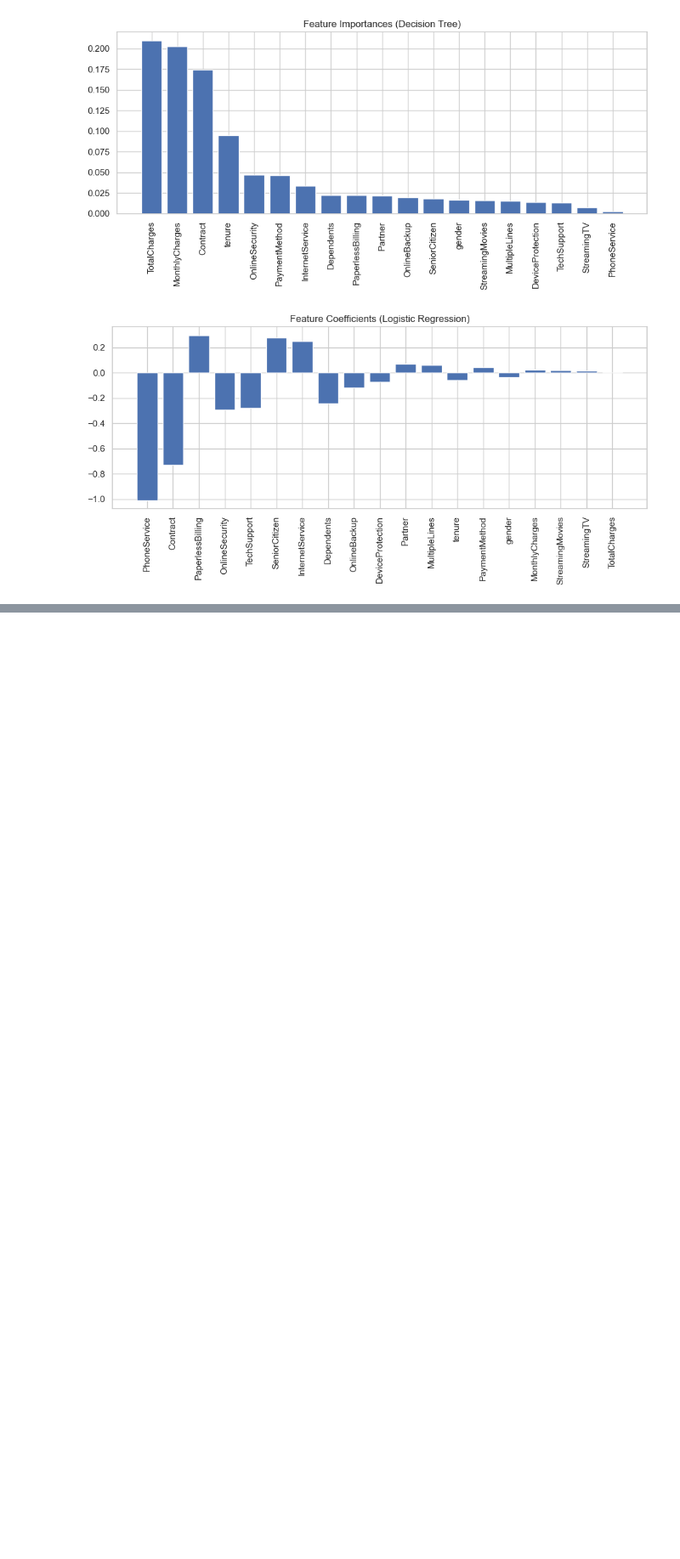
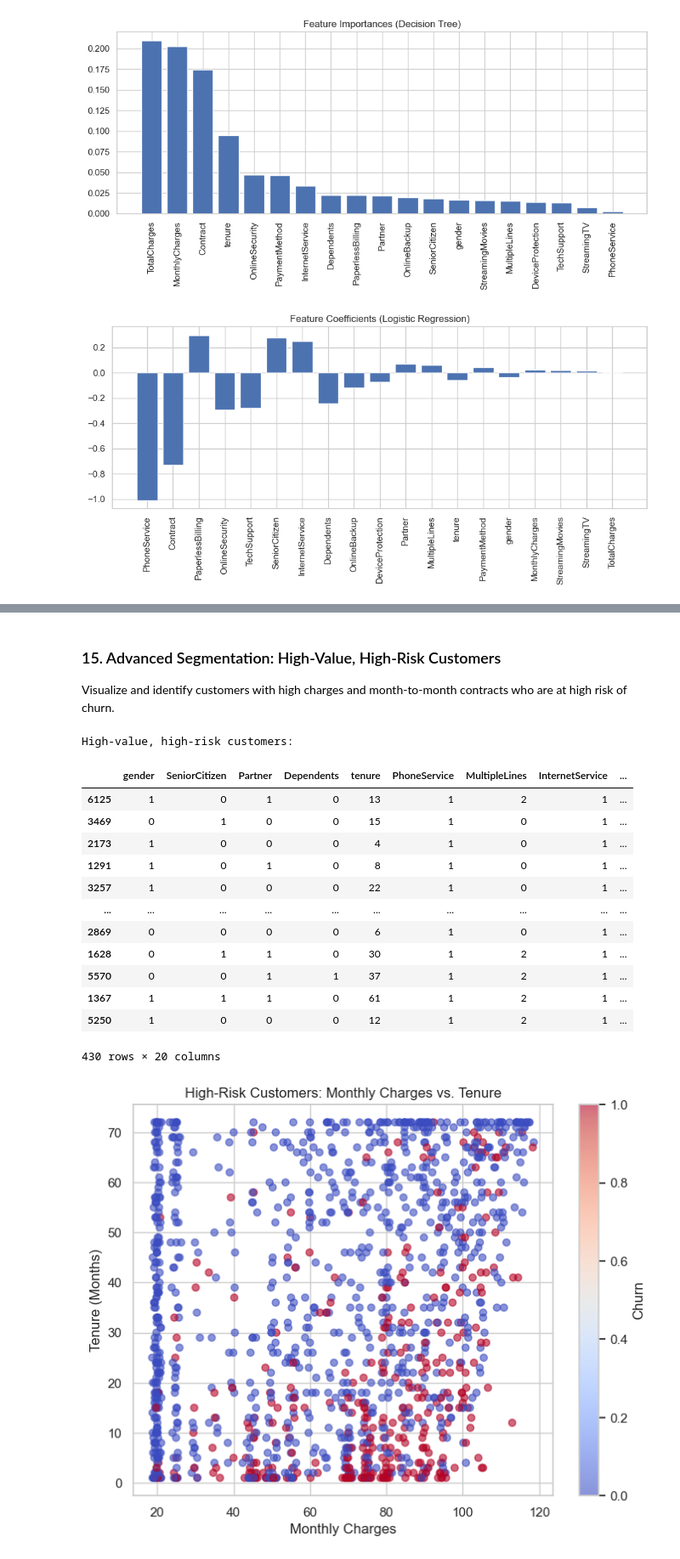
Before and after one commit to acharya-aayush/saikeet-data-analysis-internship, a Jupyter notebook: notebooks/01_data_preparation_clean.ipynb, the cells around one changed output, grey strips where cells are left out. Shown: that part at 85% size. Cells and saved outputs as stored; diff of their text form; code cells hidden in the pictures; blank space fills up the shorter version.

```diff
--- a/notebooks/01_data_preparation_clean.ipynb
+++ b/notebooks/01_data_preparation_clean.ipynb
@@ -300,0 +363,39 @@ weighted avg       0.73      0.72      0.73      1407
+# %% [markdown]
+### 15. Advanced Segmentation: High-Value, High-Risk Customers
+Visualize and identify customers with high charges and month-to-month contracts who are at high risk of churn.
+# %%
+# Identify high-value, high-risk customers in test set
+high_risk = X_test.copy()
+high_risk['MonthlyCharges'] = X_test['MonthlyCharges']
+high_risk['tenure'] = X_test['tenure']
+high_risk['Contract'] = df.loc[X_test.index, 'Contract'] if 'Contract' in df.columns else None
+high_risk['Churn'] = y_test
+target_group = high_risk[(high_risk['MonthlyCharges'] > 70) & (high_risk['Contract'] == 0)]  # Assuming 0 = Month-to-Month after encoding
+print('High-value, high-risk customers:')
+display(target_group)
+
+# Scatter plot: MonthlyCharges vs. tenure, colored by Churn
+import matplotlib.pyplot as plt
+plt.figure(figsize=(8,6))
+scatter = plt.scatter(high_risk['MonthlyCharges'], high_risk['tenure'], c=high_risk['Churn'], cmap='coolwarm', alpha=0.6)
+plt.xlabel('Monthly Charges')
+plt.ylabel('Tenure (Months)')
+plt.title('High-Risk Customers: Monthly Charges vs. Tenure')
+plt.colorbar(scatter, label='Churn')
+plt.show()
+# %% [output]
+High-value, high-risk customers:
+|  | gender | SeniorCitizen | Partner | Dependents | tenure | PhoneService | MultipleLines | InternetService | ... |
+| 6125 | 1 | 0 | 1 | 0 | 13 | 1 | 2 | 1 | ... |
+| 3469 | 0 | 1 | 0 | 0 | 15 | 1 | 0 | 1 | ... |
+| 2173 | 1 | 0 | 0 | 0 | 4 | 1 | 0 | 1 | ... |
+| 1291 | 1 | 0 | 1 | 0 | 8 | 1 | 0 | 1 | ... |
+| 3257 | 1 | 0 | 0 | 0 | 22 | 1 | 0 | 1 | ... |
+| ... | ... | ... | ... | ... | ... | ... | ... | ... | ... |
+| 2869 | 0 | 0 | 0 | 0 | 6 | 1 | 0 | 1 | ... |
+| 1628 | 0 | 1 | 1 | 0 | 30 | 1 | 2 | 1 | ... |
+| 5570 | 0 | 0 | 1 | 1 | 37 | 1 | 2 | 1 | ... |
+| 1367 | 1 | 1 | 1 | 0 | 61 | 1 | 2 | 1 | ... |
+| 5250 | 1 | 0 | 0 | 0 | 12 | 1 | 2 | 1 | ... |
+430 rows × 20 columns
+[figure, added]
```
Also changed, not shown: parts of 7 cells of this notebook, 2 other files.
